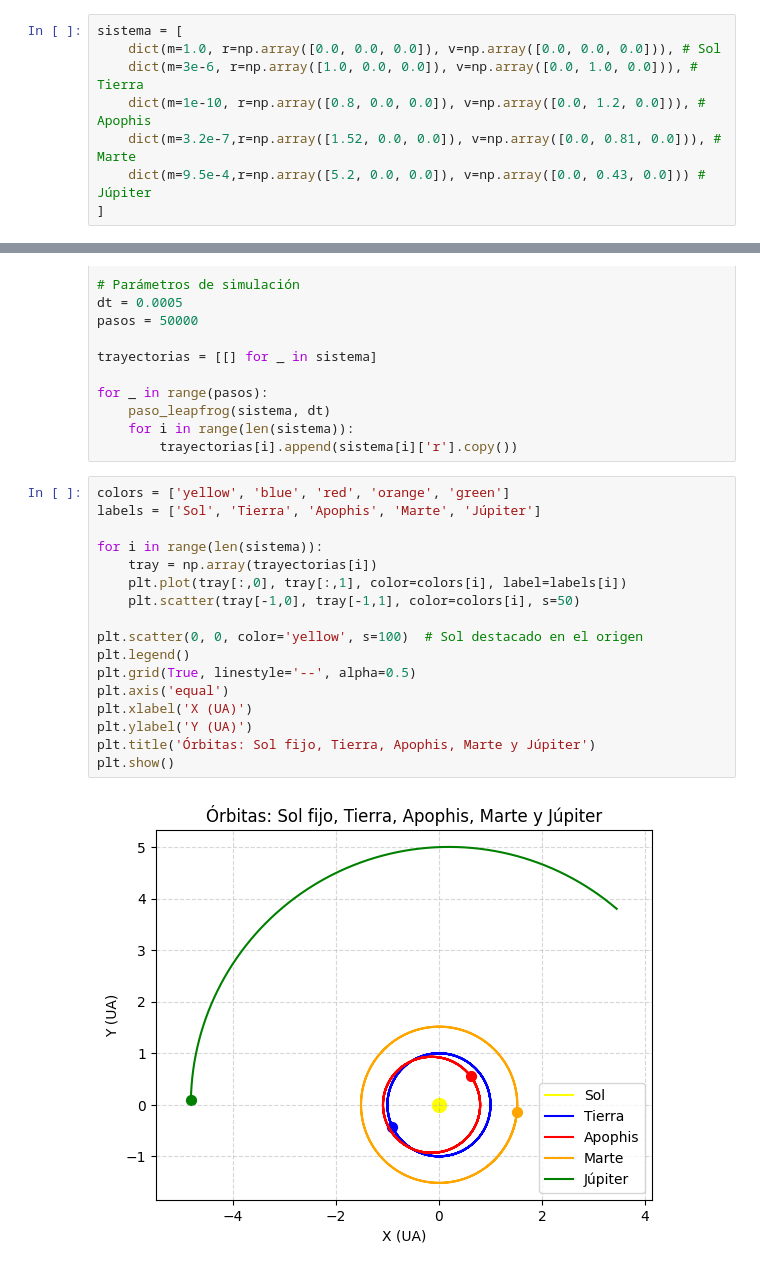
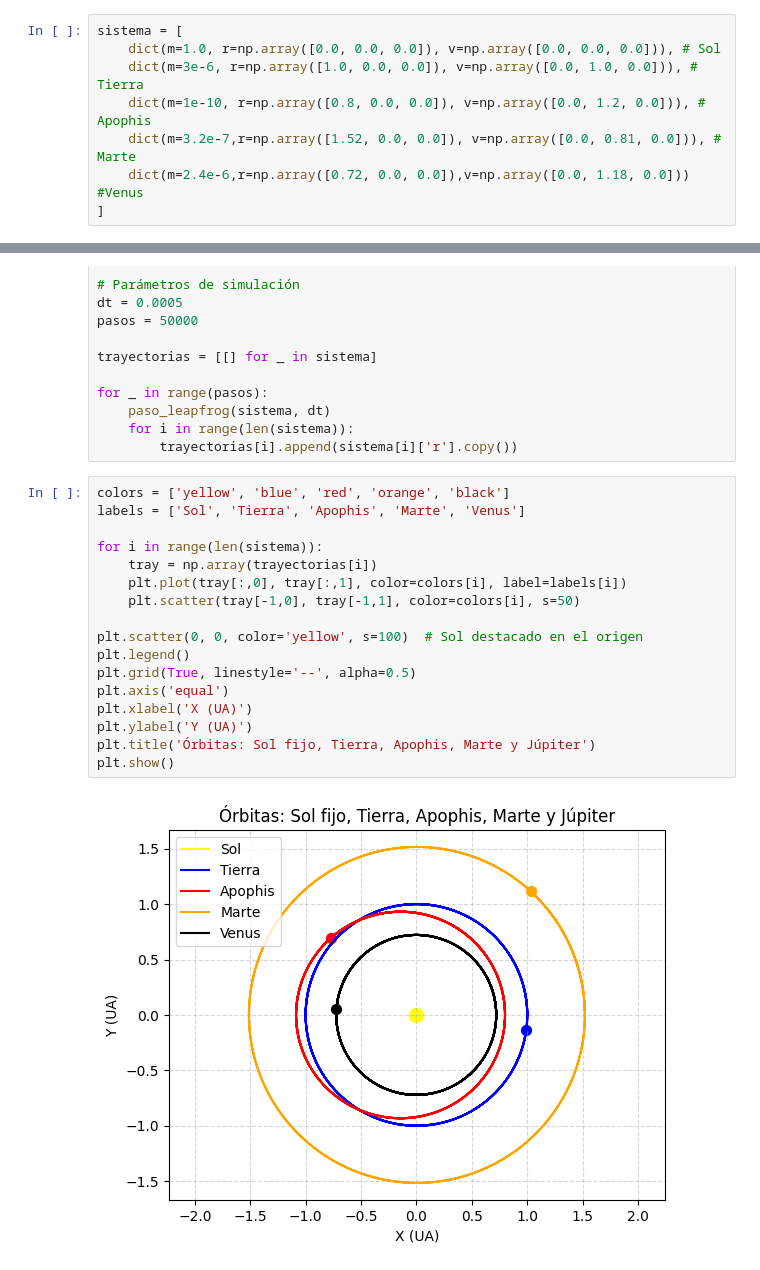
Before and after one commit to meccel-2026-2/Proyecto-del-curso-Apophis, a Jupyter notebook: proyecto-del-curso-Apophis.ipynb, the cells around one changed output, grey strips where cells are left out. Cells and saved outputs as stored; diff of their text form.

Commit message:
venus y marte

```diff
--- a/proyecto-del-curso-Apophis.ipynb
+++ b/proyecto-del-curso-Apophis.ipynb
@@ -82,7 +82,7 @@ sistema = [
     dict(m=3e-6, r=np.array([1.0, 0.0, 0.0]), v=np.array([0.0, 1.0, 0.0])), # Tierra
     dict(m=1e-10, r=np.array([0.8, 0.0, 0.0]), v=np.array([0.0, 1.2, 0.0])), # Apophis
     dict(m=3.2e-7,r=np.array([1.52, 0.0, 0.0]), v=np.array([0.0, 0.81, 0.0])), # Marte
-    dict(m=9.5e-4,r=np.array([5.2, 0.0, 0.0]), v=np.array([0.0, 0.43, 0.0])) # Júpiter
+    dict(m=2.4e-6,r=np.array([0.72, 0.0, 0.0]),v=np.array([0.0, 1.18, 0.0])) #Venus
 ]
 # %%
 def aceleraciones(sistema):
@@ -123,21 +123,21 @@ for _ in range(pasos):
     for i in range(len(sistema)):
         trayectorias[i].append(sistema[i]['r'].copy())
 # %%
-colors = ['yellow', 'blue', 'red', 'orange', 'green']
-labels = ['Sol', 'Tierra', 'Apophis', 'Marte', 'Júpiter']
+colors = ['yellow', 'blue', 'red', 'orange', 'black']
+labels = ['Sol', 'Tierra', 'Apophis', 'Marte', 'Venus']
 
 for i in range(len(sistema)):
     tray = np.array(trayectorias[i])
     plt.plot(tray[:,0], tray[:,1], color=colors[i], label=labels[i])
     plt.scatter(tray[-1,0], tray[-1,1], color=colors[i], s=50)
 
 plt.scatter(0, 0, color='yellow', s=100)  # Sol destacado en el origen
 plt.legend()
 plt.grid(True, linestyle='--', alpha=0.5)
 plt.axis('equal')
 plt.xlabel('X (UA)')
 plt.ylabel('Y (UA)')
 plt.title('Órbitas: Sol fijo, Tierra, Apophis, Marte y Júpiter')
 plt.show()
 # %% [output]
-[figure, old version]
+[figure, new version]
```
Also changed, not shown: parts of 1 cell of this notebook.
